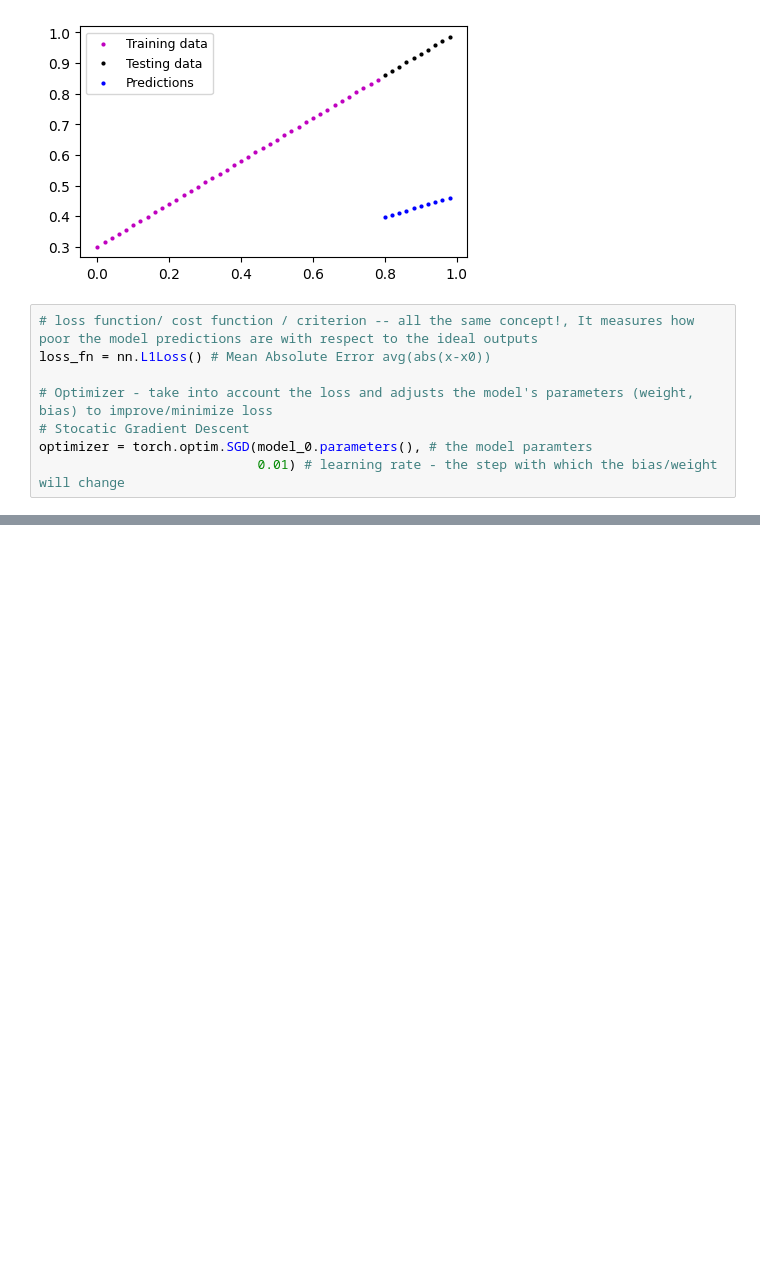
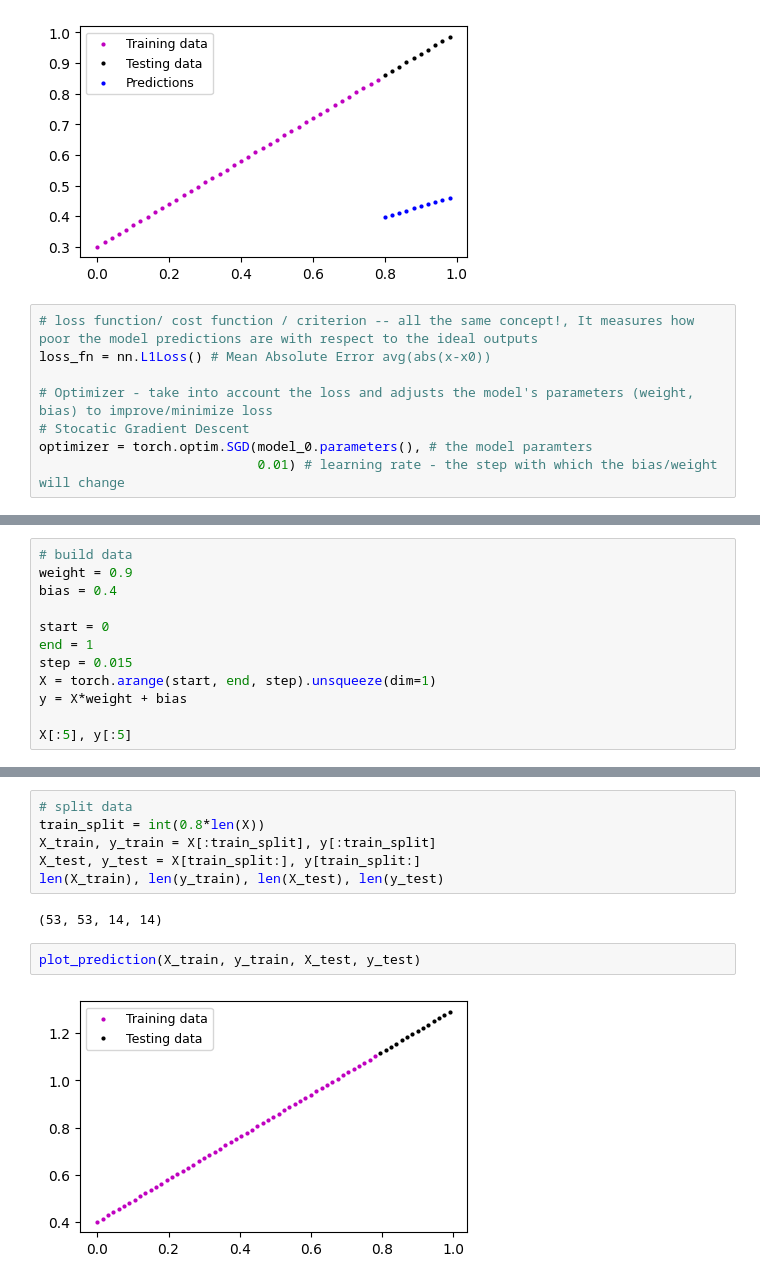
Before and after one commit to DaisySh/pytorch-deep-learning, a Jupyter notebook: code-along/01_workflow.ipynb, the cells around one changed output, grey strips where cells are left out. Drawn from its saved outputs; the diff is of its cells as text; blank space fills up the shorter version.

```diff
--- a/code-along/01_workflow.ipynb
+++ b/code-along/01_workflow.ipynb
@@ -233,0 +351,12 @@ plot_prediction(predictions=y_preds_new)
+# %%
+# build data
+weight = 0.9
+bias = 0.4
+
+start = 0
+end = 1
+step = 0.015
+X = torch.arange(start, end, step).unsqueeze(dim=1)
+y = X*weight + bias
+
+X[:5], y[:5]
@@ -233,0 +374,12 @@ plot_prediction(predictions=y_preds_new)
+# %%
+# split data
+train_split = int(0.8*len(X))
+X_train, y_train = X[:train_split], y[:train_split]
+X_test, y_test = X[train_split:], y[train_split:]
+len(X_train), len(y_train), len(X_test), len(y_test)
+# %% [output]
+(53, 53, 14, 14)
+# %%
+plot_prediction(X_train, y_train, X_test, y_test)
+# %% [output]
+[figure, added]
```
Also changed, not shown: parts of 22 cells of this notebook.
